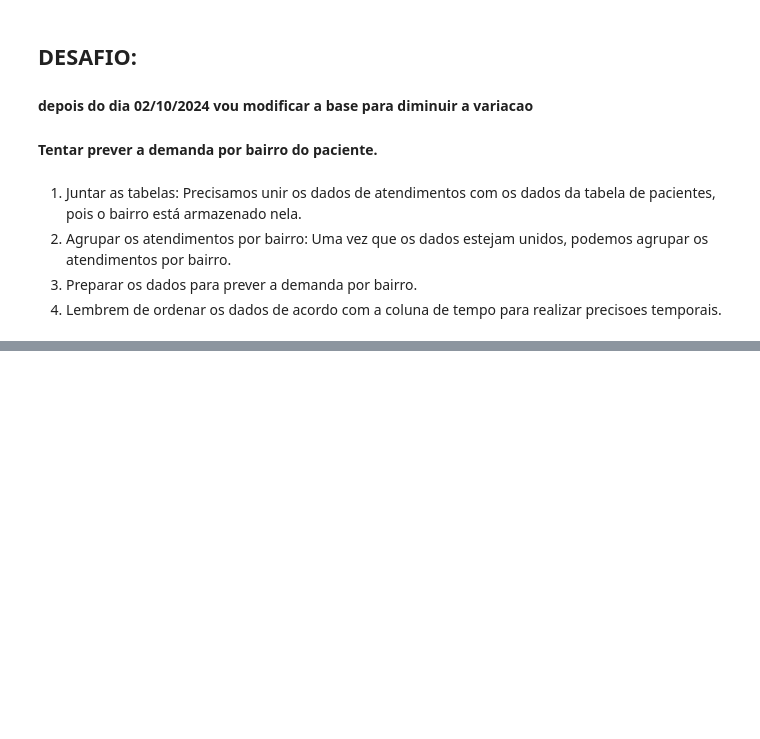
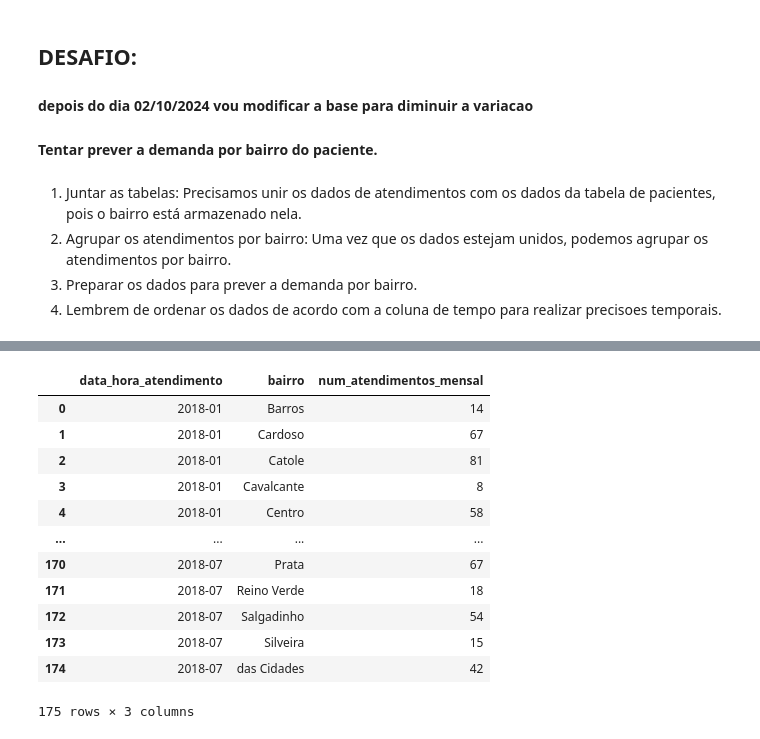
Before and after one commit to maellson/Curso_H2o, a Jupyter notebook: aula_02/analise_tratamento.ipynb, the cells around one changed output, grey strips where cells are left out. Saved outputs shown, nothing was run; the diff lists cells and outputs as text; code cells hidden in the pictures; blank space fills up the shorter version.

```diff
--- a/aula_02/analise_tratamento.ipynb
+++ b/aula_02/analise_tratamento.ipynb
@@ -206,0 +426,19 @@ plt.show()
+# %%
+#Df_mensal sem o sexo
+df_mensal = df_atendimento_geral.groupby([df_atendimento_geral['data_hora_atendimento'].dt.to_period('M'), 'bairro']).size().reset_index(name='num_atendimentos_mensal')
+# %%
+df_mensal
+# %% [output]
+|  | data_hora_atendimento | bairro | num_atendimentos_mensal |
+| 0 | 2018-01 | Barros | 14 |
+| 1 | 2018-01 | Cardoso | 67 |
+| 2 | 2018-01 | Catole | 81 |
+| 3 | 2018-01 | Cavalcante | 8 |
+| 4 | 2018-01 | Centro | 58 |
+| ... | ... | ... | ... |
+| 170 | 2018-07 | Prata | 67 |
+| 171 | 2018-07 | Reino Verde | 18 |
+| 172 | 2018-07 | Salgadinho | 54 |
+| 173 | 2018-07 | Silveira | 15 |
+| 174 | 2018-07 | das Cidades | 42 |
+175 rows × 3 columns
```
Also changed, not shown: parts of 22 cells of this notebook, 14 other files.
